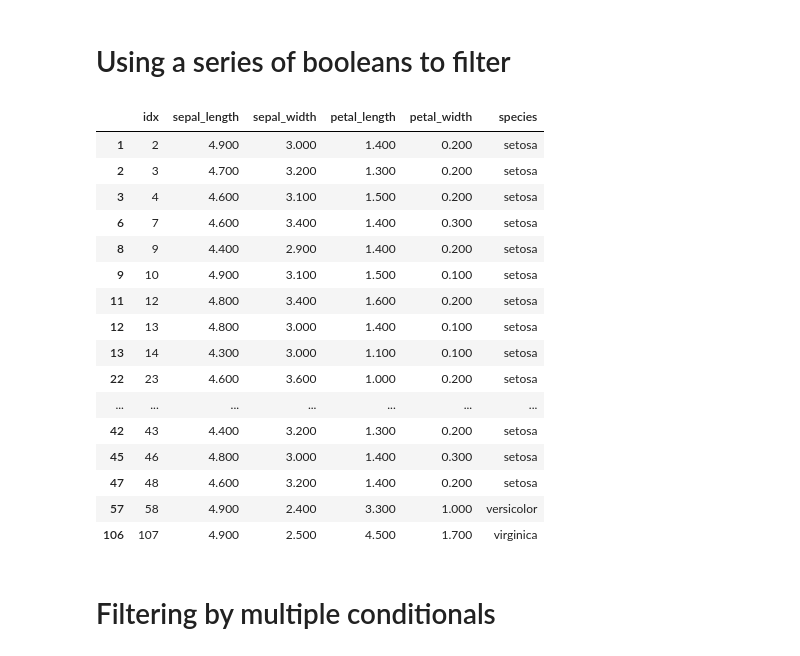
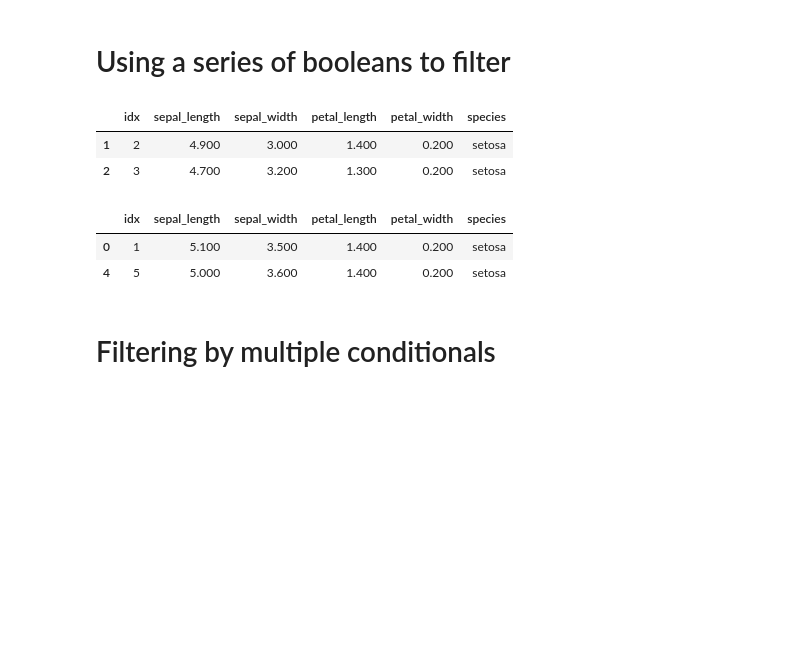
Before and after one commit to felixfan/scripts, a Jupyter notebook: python/ipynb/pandas.ipynb, the cells around one changed output. Saved outputs shown, nothing was run; the diff lists cells and outputs as text; code cells hidden in the pictures; blank space fills up the shorter version.

```diff
--- a/python/ipynb/pandas.ipynb
+++ b/python/ipynb/pandas.ipynb
@@ -124,25 +102,17 @@ Name: sepal_length, dtype: bool
 # %% [markdown]
 # Using a series of booleans to filter
 # %%
-df[df.sepal_length < 5]
+df[df.sepal_length < 5].head(2)
 # %% [output]
 |  | idx | sepal_length | sepal_width | petal_length | petal_width | species |
 | 1 | 2 | 4.900 | 3.000 | 1.400 | 0.200 | setosa |
 | 2 | 3 | 4.700 | 3.200 | 1.300 | 0.200 | setosa |
-| 3 | 4 | 4.600 | 3.100 | 1.500 | 0.200 | setosa |
-| 6 | 7 | 4.600 | 3.400 | 1.400 | 0.300 | setosa |
-| 8 | 9 | 4.400 | 2.900 | 1.400 | 0.200 | setosa |
-| 9 | 10 | 4.900 | 3.100 | 1.500 | 0.100 | setosa |
-| 11 | 12 | 4.800 | 3.400 | 1.600 | 0.200 | setosa |
-| 12 | 13 | 4.800 | 3.000 | 1.400 | 0.100 | setosa |
-| 13 | 14 | 4.300 | 3.000 | 1.100 | 0.100 | setosa |
-| 22 | 23 | 4.600 | 3.600 | 1.000 | 0.200 | setosa |
-| ... | ... | ... | ... | ... | ... | ... |
-| 42 | 43 | 4.400 | 3.200 | 1.300 | 0.200 | setosa |
-| 45 | 46 | 4.800 | 3.000 | 1.400 | 0.300 | setosa |
-| 47 | 48 | 4.600 | 3.200 | 1.400 | 0.200 | setosa |
-| 57 | 58 | 4.900 | 2.400 | 3.300 | 1.000 | versicolor |
-| 106 | 107 | 4.900 | 2.500 | 4.500 | 1.700 | virginica |
+# %%
+df[~(df.sepal_length < 5)].head(2)
+# %% [output]
+|  | idx | sepal_length | sepal_width | petal_length | petal_width | species |
+| 0 | 1 | 5.100 | 3.500 | 1.400 | 0.200 | setosa |
+| 4 | 5 | 5.000 | 3.600 | 1.400 | 0.200 | setosa |
 # %% [markdown]
 # Filtering by multiple conditionals
 # %%
```
Also changed, not shown: parts of 23 cells of this notebook.
